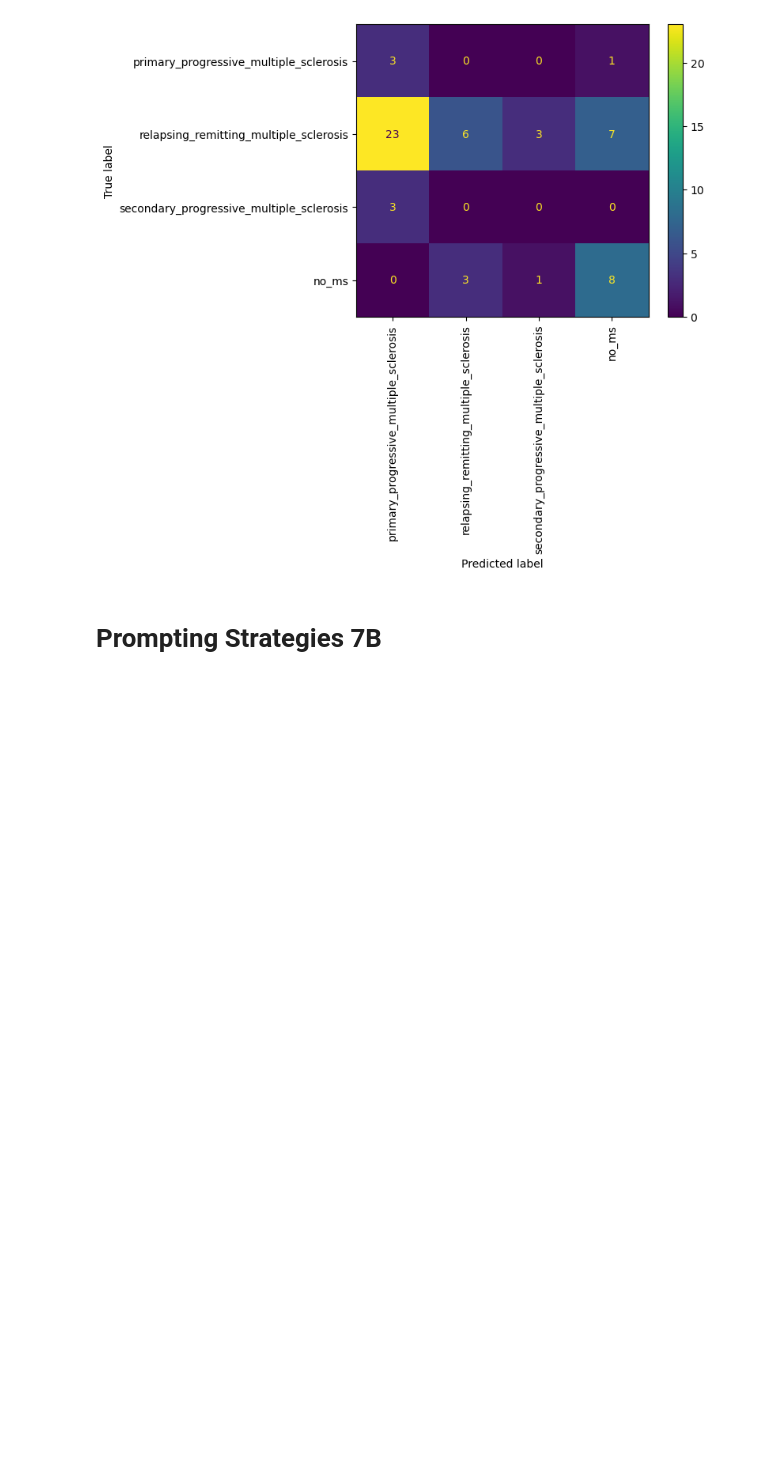
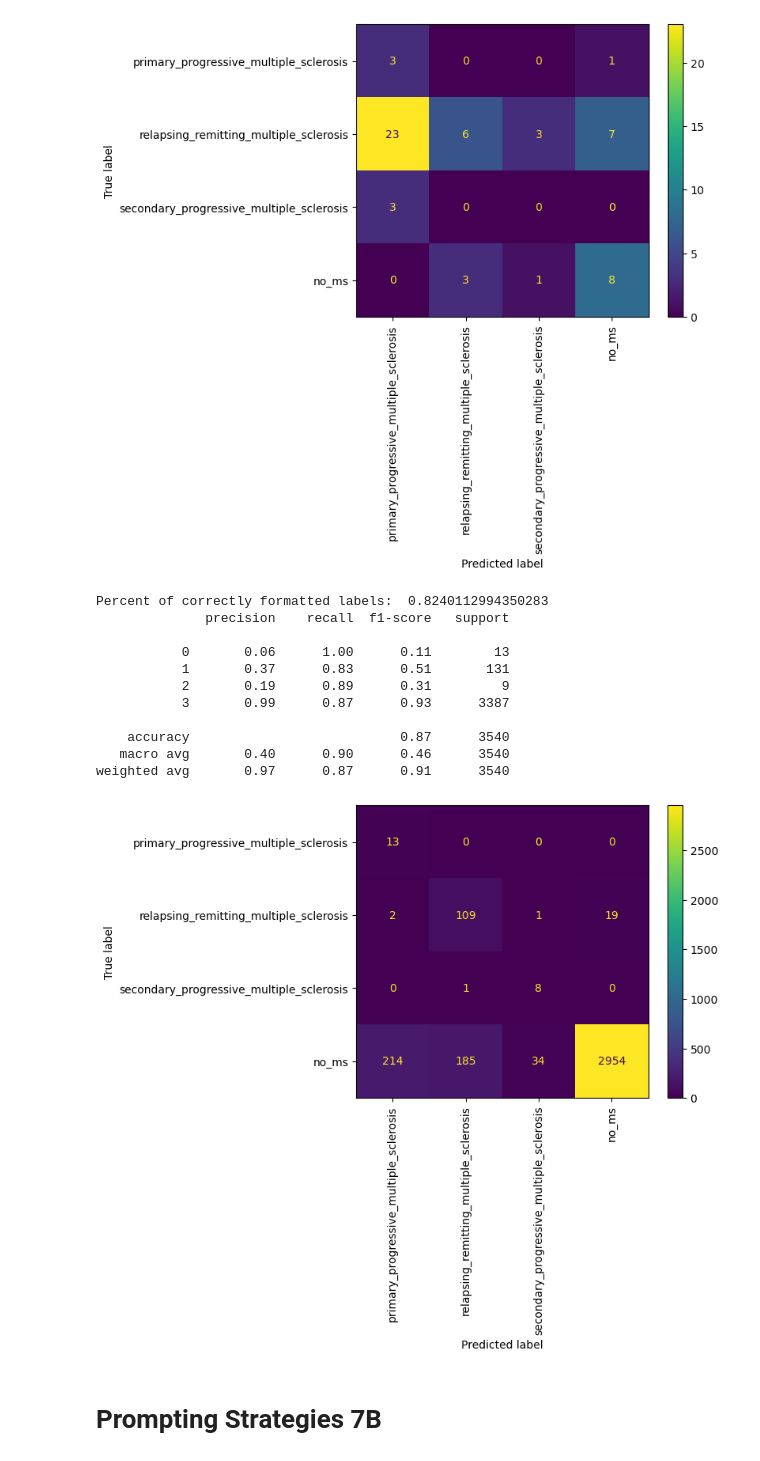
Before and after one commit to maregli/inf-extr, a Jupyter notebook: notebooks/ms-prediction/llama2-chat_zero_shot-evaluation.ipynb, the cells around one changed output. Drawn from its saved outputs; the diff is of its cells as text; code cells hidden in the pictures; blank space fills up the shorter version.

```diff
--- a/notebooks/ms-prediction/llama2-chat_zero_shot-evaluation.ipynb
+++ b/notebooks/ms-prediction/llama2-chat_zero_shot-evaluation.ipynb
@@ -27,7 +27,7 @@ import matplotlib.pyplot as plt
 # Prompting Strategies 13B
 # %%
 target_names = ['ppms','rrms', 'spms', 'no_ms']
-def load_results(filename:str):
+def load_results(filename:str, load_line:bool = False):
     results = torch.load(paths.RESULTS_PATH/"ms-diag"/filename, map_location=torch.device('cpu'))
 
     last_hidden_states = results.pop("last_hidden_states")
@@ -37,7 +37,10 @@ def load_results(filename:str):
 
     df = pd.DataFrame(results)
 
-    if "line" in filename:
+    if rids:
+        df = df[df["rid"].isin(rids)]
+
+    if "line" in filename and not load_line:
         return convert_line2report(df, filename)
     else:
         return df
@@ -303,6 +308,22 @@ Percent of correctly formatted labels:  0.05172413793103448
    macro avg       0.32      0.39      0.25        58
 weighted avg       0.56      0.29      0.30        58
 [figure]
+# %%
+results = load_results("ms-diag_Llama2-MedTuned-13b_4bit_line_all_zero_shot_instruction.pt", load_line = True)
+show_results(results)
+# %% [output]
+Percent of correctly formatted labels:  0.8240112994350283
+              precision    recall  f1-score   support
+
+           0       0.06      1.00      0.11        13
+           1       0.37      0.83      0.51       131
+           2       0.19      0.89      0.31         9
+           3       0.99      0.87      0.93      3387
+
+    accuracy                           0.87      3540
+   macro avg       0.40      0.90      0.46      3540
+weighted avg       0.97      0.87      0.91      3540
+[figure, added]
 # %% [markdown]
 # Prompting Strategies 7B
 # %% [markdown]
```
Also changed, not shown: parts of 4 cells of this notebook, 3 other files.
